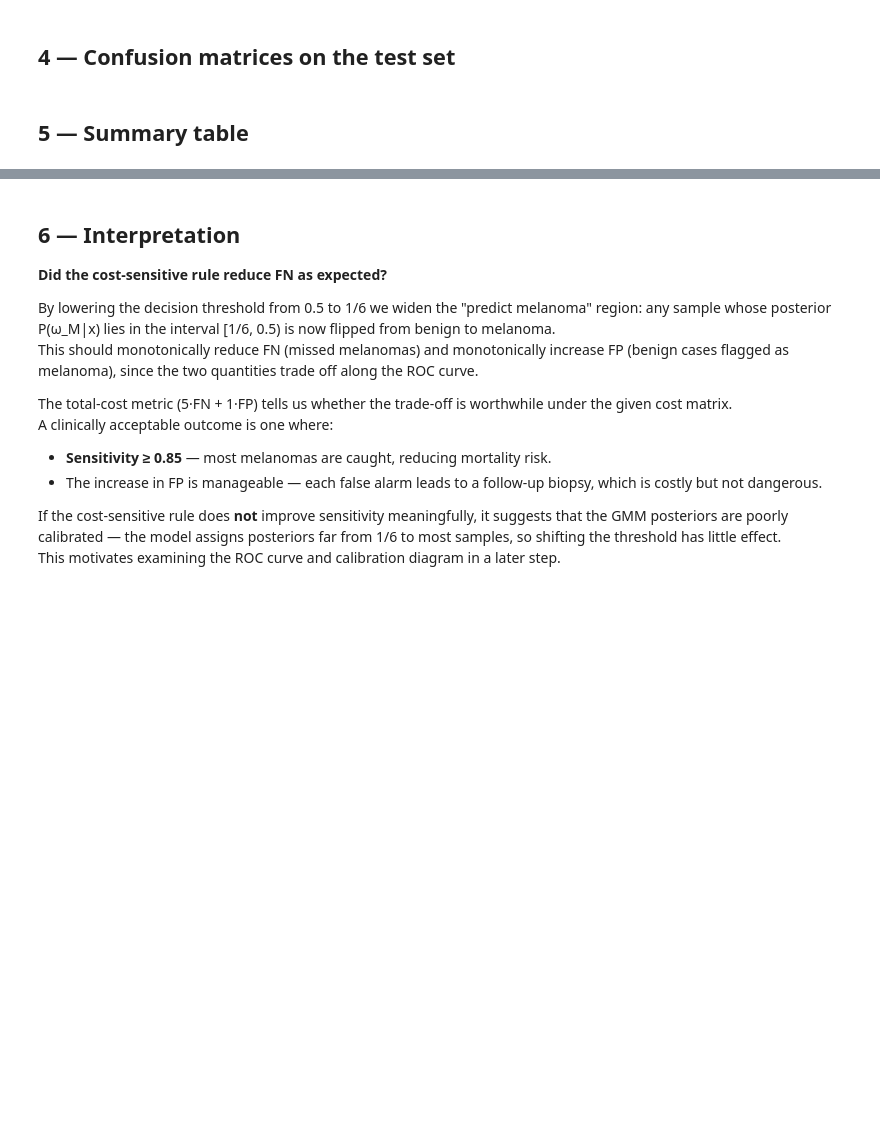
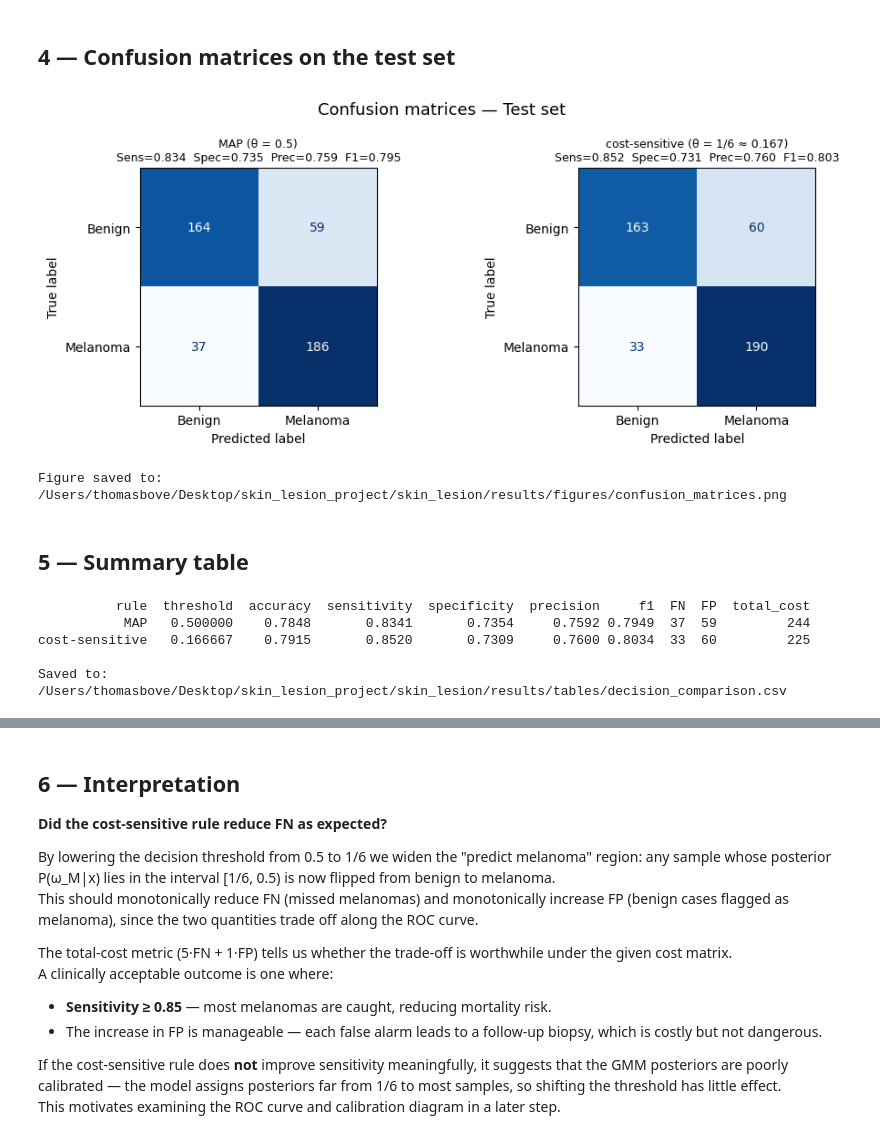
Before and after one commit to thomas-bove/skin_lesion_triage, a Jupyter notebook: skin_lesion/notebooks/05_bayes_decision.ipynb, the cells around one changed output, grey strips where cells are left out. Cells and saved outputs as stored; diff of their text form; code cells hidden in the pictures; blank space fills up the shorter version.

```diff
--- a/skin_lesion/notebooks/05_bayes_decision.ipynb
+++ b/skin_lesion/notebooks/05_bayes_decision.ipynb
@@ -45,12 +48,14 @@ from config import SEED, PROCESSED_DIR, FIGURES_DIR, TABLES_DIR, COST_FN, COST_F
 ## 1 — Load splits and GMMs
 # %%
 data = np.load(PROCESSED_DIR / "splits.npz")
-X_val,  y_val  = data["X_val"],  data["y_val"]
-X_test, y_test = data["X_test"], data["y_test"]
+X_train, y_train = data["X_train"], data["y_train"]
+X_val,   y_val   = data["X_val"],   data["y_val"]
+X_test,  y_test  = data["X_test"],  data["y_test"]
 
 gmm_benign   = joblib.load(PROCESSED_DIR / "gmm_benign.pkl")
 gmm_melanoma = joblib.load(PROCESSED_DIR / "gmm_melanoma.pkl")
 
+print(f"Train: {len(y_train)} samples")
 print(f"Val  : {len(y_val)}  samples")
 print(f"Test : {len(y_test)} samples")
 print(f"GMM benign   — K={gmm_benign.n_components},   cov='{gmm_benign.covariance_type}'")
@@ -62,0 +73,8 @@ We form the log-likelihood ratio and pass it through the sigmoid — no exp of l
+# %%
+# ── Explicit class priors (estimated from training labels) ─────────────────
+prior_mel = float(y_train.mean())       # P(ω_M)
+prior_ben = 1.0 - prior_mel             # P(ω_B)
+
+print(f"Prior P(melanoma) = {prior_mel:.6f}")
+print(f"Prior P(benign)   = {prior_ben:.6f}")
+print(f"(sum = {prior_mel + prior_ben:.6f})")
@@ -86,29 +188,33 @@ print(f"Posterior P(mel|x) — test : mean={post_test.mean():.4f}, "
 # %%
-THRESH_MAP  = 0.5
-THRESH_COST = COST_FP / (COST_FP + COST_FN)   # 1.0 / 6.0
+THRESH_MAP = 0.5
 
-print(f"MAP threshold       : {THRESH_MAP}")
-print(f"Cost-sensitive threshold: {THRESH_COST:.6f}  (= {COST_FP}/{int(COST_FP+COST_FN)})\n")
+print(f"MAP threshold            : {THRESH_MAP}")
+print(f"Cost-sensitive threshold : {THRESH_COST:.6f}  (= {int(COST_FP)}/{int(COST_FP+COST_FN)})\n")
+
 
 def evaluate(y_true, posterior, threshold, rule_name, split_name):
     y_pred = (posterior >= threshold).astype(int)
-    cm = confusion_matrix(y_true, y_pred)
-    # cm[i,j] = predicted j, true i  (sklearn convention)
+    cm     = confusion_matrix(y_true, y_pred)
     tn, fp, fn, tp = cm.ravel()
     acc  = accuracy_score(y_true, y_pred)
-    sens = tp / (tp + fn) if (tp + fn) > 0 else 0.0   # sensitivity / TPR
-    spec = tn / (tn + fp) if (tn + fp) > 0 else 0.0   # specificity / TNR
+    sens = tp / (tp + fn) if (tp + fn) > 0 else 0.0   # recall for melanoma (TPR)
+    spec = tn / (tn + fp) if (tn + fp) > 0 else 0.0   # recall for benign  (TNR)
+    prec = tp / (tp + fp) if (tp + fp) > 0 else 0.0   # precision for melanoma
+    f1   = (2 * prec * sens / (prec + sens)) if (prec + sens) > 0 else 0.0
     cost = COST_FN * fn + COST_FP * fp
     print(f"[{split_name} | {rule_name}]")
     print(f"  Accuracy={acc:.4f}  Sensitivity={sens:.4f}  Specificity={spec:.4f}")
+    print(f"  Precision={prec:.4f}  F1={f1:.4f}")
     print(f"  FN={fn}  FP={fp}  Total cost={cost:.0f}\n")
     return dict(rule=rule_name, split=split_name, threshold=round(threshold, 6),
-                accuracy=round(acc,4), sensitivity=round(sens,4),
-                specificity=round(spec,4), FN=int(fn), FP=int(fp),
+                accuracy=round(acc, 4), sensitivity=round(sens, 4),
+                specificity=round(spec, 4), precision=round(prec, 4),
+                f1=round(f1, 4), FN=int(fn), FP=int(fp),
                 total_cost=int(cost), cm=cm)
+
 
 records = []
 for split_name, y_true, post in [("val",  y_val,  post_val),
                                   ("test", y_test, post_test)]:
-    records.append(evaluate(y_true, post, THRESH_MAP,  "MAP",           split_name))
+    records.append(evaluate(y_true, post, THRESH_MAP,  "MAP",            split_name))
     records.append(evaluate(y_true, post, THRESH_COST, "cost-sensitive", split_name))
@@ -117,31 +241,34 @@ for split_name, y_true, post in [("val",  y_val,  post_val),
 # %%
 test_records = {r["rule"]: r for r in records if r["split"] == "test"}
 
 fig, axes = plt.subplots(1, 2, figsize=(10, 4))
 fig.suptitle("Confusion matrices — Test set", fontsize=13)
 
 for ax, (rule, res) in zip(axes, test_records.items()):
     disp = ConfusionMatrixDisplay(
         confusion_matrix=res["cm"],
         display_labels=["Benign", "Melanoma"]
     )
     disp.plot(ax=ax, colorbar=False, cmap="Blues")
     thresh_label = "0.5" if rule == "MAP" else "1/6 ≈ 0.167"
     ax.set_title(f"{rule} (θ = {thresh_label})\n"
-                 f"Sens={res['sensitivity']:.3f}  Spec={res['specificity']:.3f}",
-                 fontsize=10)
+                 f"Sens={res['sensitivity']:.3f}  Spec={res['specificity']:.3f}  "
+                 f"Prec={res['precision']:.3f}  F1={res['f1']:.3f}",
+                 fontsize=9)
 
 plt.tight_layout()
 FIGURES_DIR.mkdir(parents=True, exist_ok=True)
 fig.savefig(FIGURES_DIR / "confusion_matrices.png", dpi=150, bbox_inches="tight")
 plt.show()
 print(f"Figure saved to: {FIGURES_DIR / 'confusion_matrices.png'}")
+# %% [output]
+[figure, added]
+Figure saved to: /Users/thomasbove/Desktop/skin_lesion_project/skin_lesion/results/figures/confusion_matrices.png
 # %% [markdown]
 ## 5 — Summary table
 # %%
-# keep only the test-set rows for the saved CSV
 summary_cols = ["rule", "threshold", "accuracy", "sensitivity",
-                "specificity", "FN", "FP", "total_cost"]
+                "specificity", "precision", "f1", "FN", "FP", "total_cost"]
 test_df = pd.DataFrame(
     [{k: r[k] for k in summary_cols} for r in records if r["split"] == "test"]
 )
@@ -150,3 +277,9 @@ print(test_df.to_string(index=False))
 TABLES_DIR.mkdir(parents=True, exist_ok=True)
 test_df.to_csv(TABLES_DIR / "decision_comparison.csv", index=False)
 print(f"\nSaved to: {TABLES_DIR / 'decision_comparison.csv'}")
+# %% [output]
+          rule  threshold  accuracy  sensitivity  specificity  precision     f1  FN  FP  total_cost
+           MAP   0.500000    0.7848       0.8341       0.7354     0.7592 0.7949  37  59         244
+cost-sensitive   0.166667    0.7915       0.8520       0.7309     0.7600 0.8034  33  60         225
+
+Saved to: /Users/thomasbove/Desktop/skin_lesion_project/skin_lesion/results/tables/decision_comparison.csv
```
Also changed, not shown: parts of 17 cells of this notebook, 1 other file.
